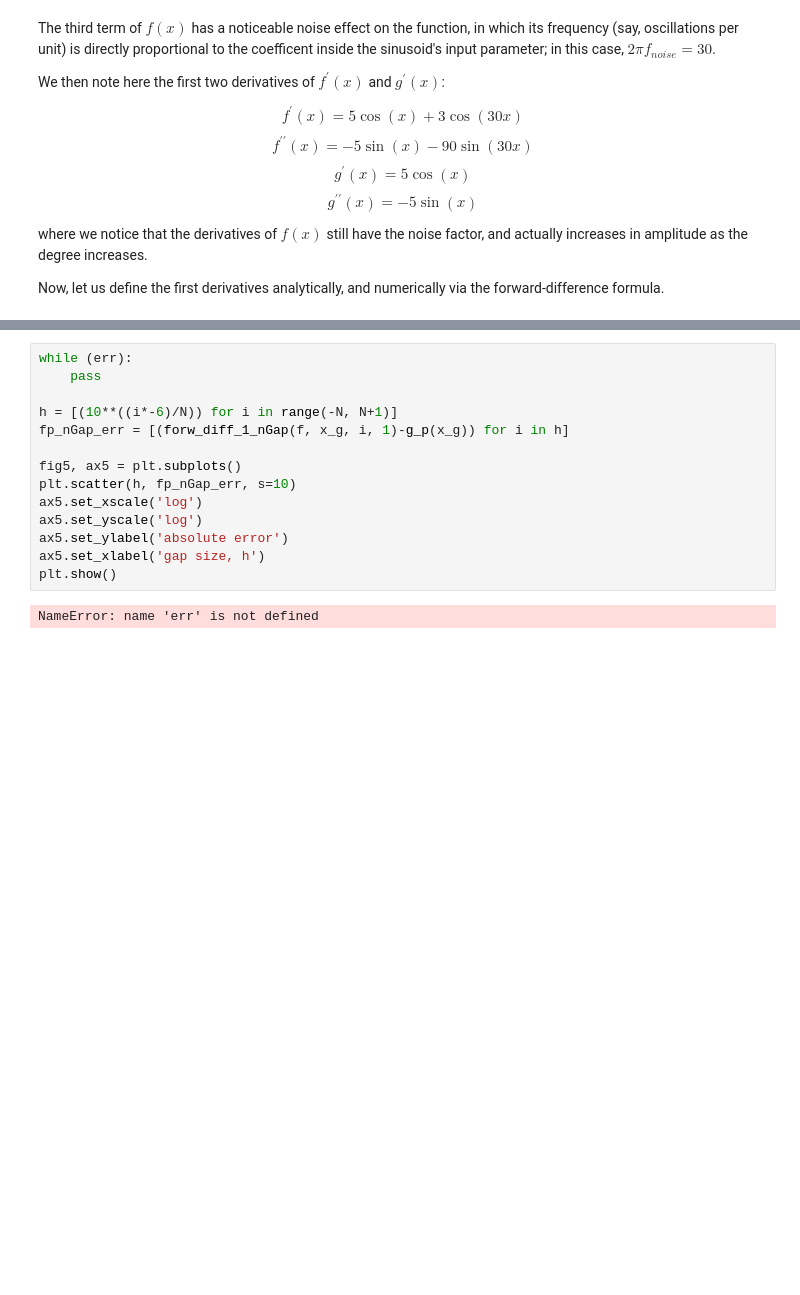
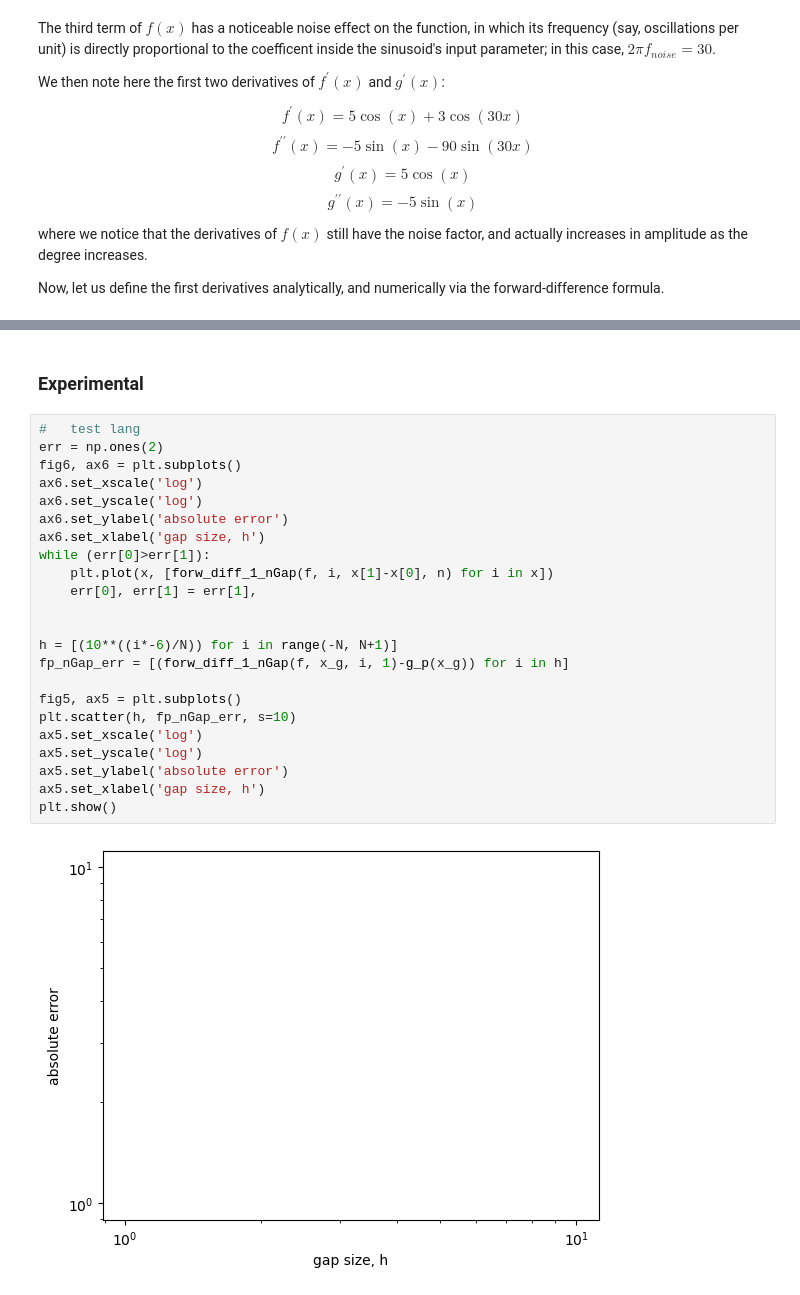
Before and after one commit to ebagoot/ap155_project_euler, a Jupyter notebook: week3.ipynb, the cells around one changed output, grey strips where cells are left out. Drawn from its saved outputs; the diff is of its cells as text; blank space fills up the shorter version.

```diff
--- a/week3.ipynb
+++ b/week3.ipynb
@@ -191,16 +207,27 @@ Note that with the arbitrary $N=128$ resolution, the gap size is $h = \frac{2\pi
+# %% [markdown]
+### Experimental
 # %%
-while (err):
-    pass
+#   test lang
+err = np.ones(2)
+fig6, ax6 = plt.subplots()
+ax6.set_xscale('log')
+ax6.set_yscale('log')
+ax6.set_ylabel('absolute error')
+ax6.set_xlabel('gap size, h')
+while (err[0]>err[1]):
+    plt.plot(x, [forw_diff_1_nGap(f, i, x[1]-x[0], n) for i in x])
+    err[0], err[1] = err[1],
+
 
 h = [(10**((i*-6)/N)) for i in range(-N, N+1)]
 fp_nGap_err = [(forw_diff_1_nGap(f, x_g, i, 1)-g_p(x_g)) for i in h]
 
 fig5, ax5 = plt.subplots()
 plt.scatter(h, fp_nGap_err, s=10)
 ax5.set_xscale('log')
 ax5.set_yscale('log')
 ax5.set_ylabel('absolute error')
 ax5.set_xlabel('gap size, h')
 plt.show()
 # %% [output]
-NameError: name 'err' is not defined
+[figure, added]
```
Also changed, not shown: parts of 5 cells of this notebook.
